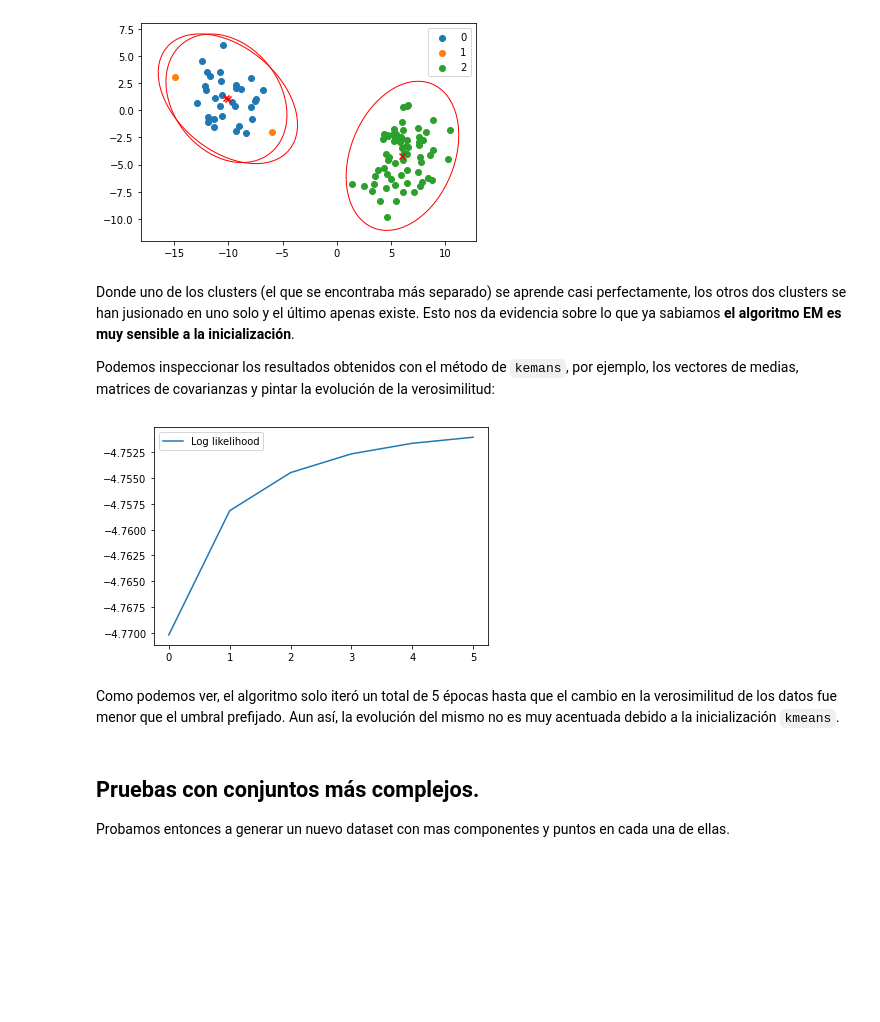
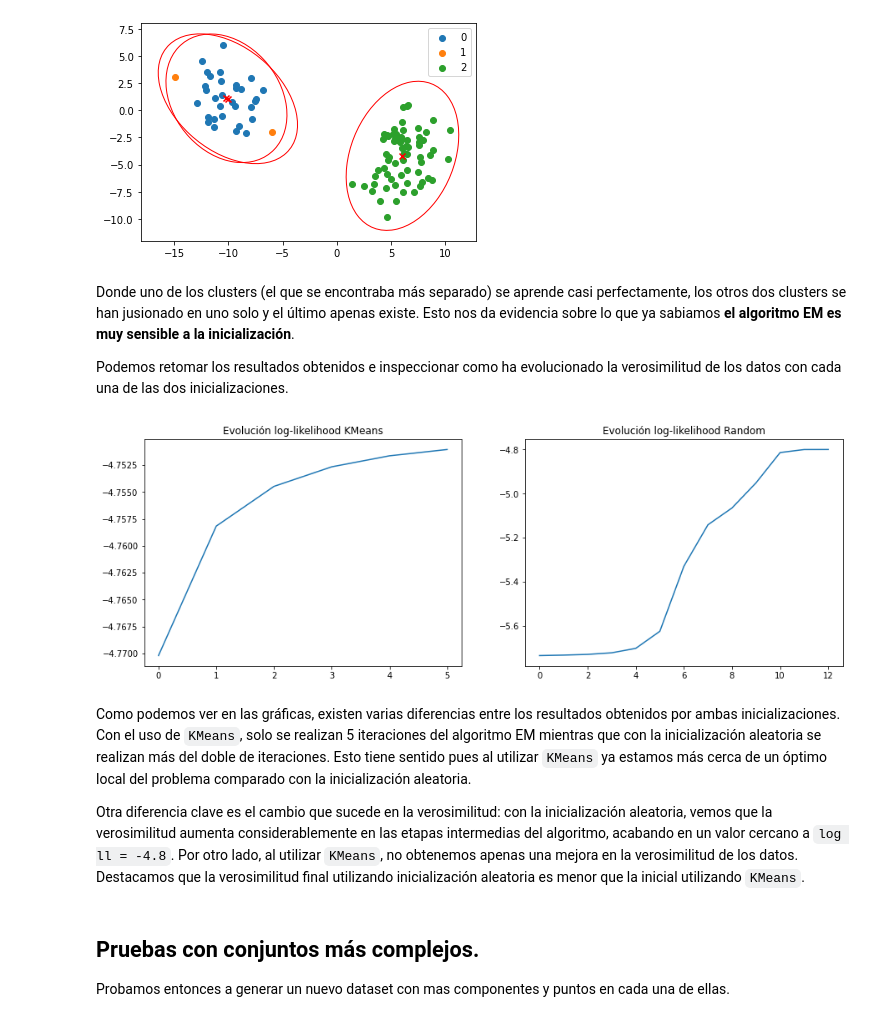
Before and after one commit to Ludvins/MCD_Bayesian_methods, a Jupyter notebook: Assignments/GMM/Practica2_GMM.ipynb, the cells around one changed output. Drawn from its saved outputs; the diff is of its cells as text; code cells hidden in the pictures; blank space fills up the shorter version.

```diff
--- a/Assignments/GMM/Practica2_GMM.ipynb
+++ b/Assignments/GMM/Practica2_GMM.ipynb
@@ -173,19 +173,24 @@ plot_dataset(X, pred, means_, covs_)
 # %% [markdown]
 Donde uno de los clusters (el que se encontraba más separado) se aprende casi perfectamente, los otros dos clusters se han jusionado en uno solo y el último apenas existe. Esto nos da evidencia sobre lo que ya sabiamos **el algoritmo EM es muy sensible a la inicialización**.
 
-Podemos inspeccionar los resultados obtenidos con el método de ``kemans``, por ejemplo, los vectores de medias, matrices de covarianzas y pintar la evolución de la verosimilitud:
+Podemos retomar los resultados obtenidos e inspeccionar como ha evolucionado la verosimilitud de los datos con cada una de las dos inicializaciones.
-# %%
-gmm = GaussianMixture(n_components=3, init_params="kmeans", random_state= 123)
-gmm.fit(X)
-
-log_probs = gmm.log_probs
-plt.plot(log_probs, label = "Log likelihood")
-plt.legend()
-plt.show()
-# %% [output]
-[figure, removed]
-# %% [markdown]
-Como podemos ver, el algoritmo solo iteró un total de 5 épocas hasta que el cambio en la verosimilitud de los datos fue menor que el umbral prefijado. Aun así, la evolución del mismo no es muy acentuada debido a la inicialización ``kmeans``.
+# %%
+gmm = GaussianMixture(n_components=3, init_params="kmeans", random_state= 123)
+gmm.fit(X)
+gmm2 = GaussianMixture(n_components=3, init_params="random", random_state= 123)
+gmm2.fit(X)
+fig, axes = plt.subplots(1,2, figsize = (15,5))
+axes[0].plot(gmm.log_probs)
+axes[0].set_title("Evolución log-likelihood KMeans")
+axes[1].plot(gmm2.log_probs)
+axes[1].set_title("Evolución log-likelihood Random")
+plt.show()
+# %% [output]
+[figure, added]
+# %% [markdown]
+Como podemos ver en las gráficas, existen varias diferencias entre los resultados obtenidos por ambas inicializaciones. Con el uso de `KMeans`, solo se realizan 5 iteraciones del algoritmo EM mientras que con la inicialización aleatoria se realizan más del doble de iteraciones. Esto tiene sentido pues al utilizar `KMeans` ya estamos más cerca de un óptimo local del problema comparado con la inicialización aleatoria.
+
+Otra diferencia clave es el cambio que sucede en la verosimilitud: con la inicialización aleatoria, vemos que la verosimilitud aumenta considerablemente en las etapas intermedias del algoritmo, acabando en un valor cercano a `log ll = -4.8`. Por otro lado, al utilizar `KMeans`, no obtenemos apenas una mejora en la verosimilitud de los datos. Destacamos que la verosimilitud final utilizando inicialización aleatoria es menor que la inicial utilizando `KMeans`.
 # %% [markdown]
 ## Pruebas con conjuntos más complejos.
 
```
Also changed, not shown: parts of 15 cells of this notebook, 1 other file.
